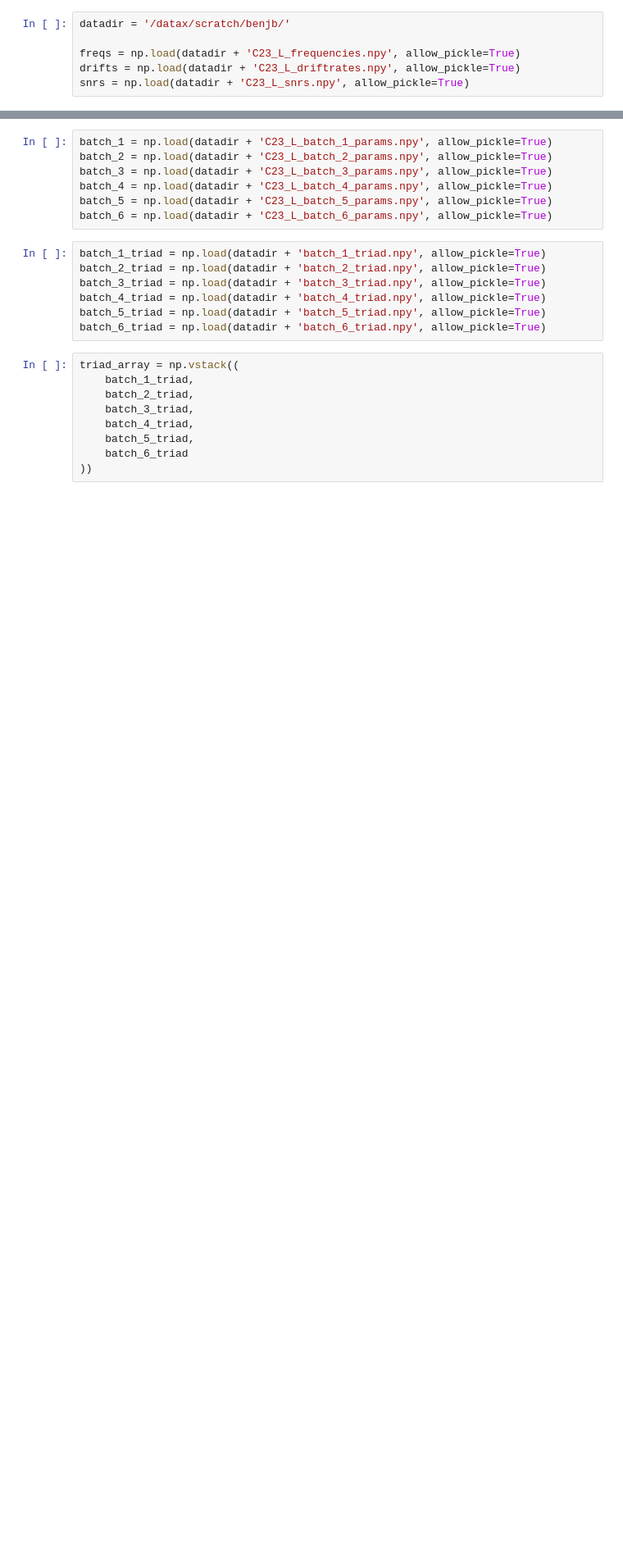
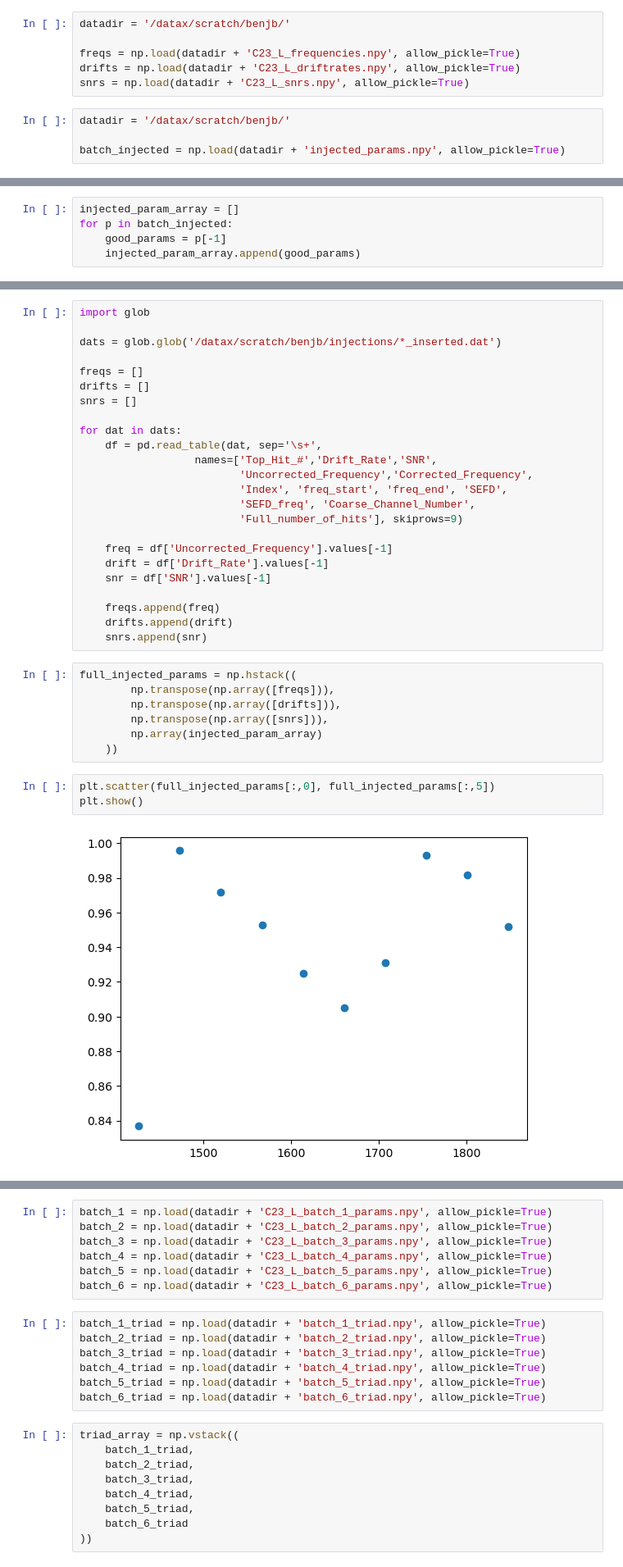
Before and after one commit to bjacobell/gbt-hdbscan, a Jupyter notebook: param_analysis.ipynb, the cells around one changed output, grey strips where cells are left out. Shown at 82% size. Cells and saved outputs as stored; diff of their text form; blank space fills up the shorter version.

```diff
--- a/param_analysis.ipynb
+++ b/param_analysis.ipynb
@@ -13,3 +14,7 @@ datadir = '/datax/scratch/benjb/'
 freqs = np.load(datadir + 'C23_L_frequencies.npy', allow_pickle=True)
 drifts = np.load(datadir + 'C23_L_driftrates.npy', allow_pickle=True)
 snrs = np.load(datadir + 'C23_L_snrs.npy', allow_pickle=True)
+# %%
+datadir = '/datax/scratch/benjb/'
+
+batch_injected = np.load(datadir + 'injected_params.npy', allow_pickle=True)
@@ -15,0 +25,5 @@ snrs = np.load(datadir + 'C23_L_snrs.npy', allow_pickle=True)
+# %%
+injected_param_array = []
+for p in batch_injected:
+    good_params = p[-1]
+    injected_param_array.append(good_params)
@@ -15,0 +34,36 @@ snrs = np.load(datadir + 'C23_L_snrs.npy', allow_pickle=True)
+# %%
+import glob
+
+dats = glob.glob('/datax/scratch/benjb/injections/*_inserted.dat')
+
+freqs = []
+drifts = []
+snrs = []
+
+for dat in dats:
+    df = pd.read_table(dat, sep='\s+',
+                  names=['Top_Hit_#','Drift_Rate','SNR',
+                         'Uncorrected_Frequency','Corrected_Frequency',
+                         'Index', 'freq_start', 'freq_end', 'SEFD',
+                         'SEFD_freq', 'Coarse_Channel_Number',
+                         'Full_number_of_hits'], skiprows=9)
+
+    freq = df['Uncorrected_Frequency'].values[-1]
+    drift = df['Drift_Rate'].values[-1]
+    snr = df['SNR'].values[-1]
+
+    freqs.append(freq)
+    drifts.append(drift)
+    snrs.append(snr)
+# %%
+full_injected_params = np.hstack((
+        np.transpose(np.array([freqs])),
+        np.transpose(np.array([drifts])),
+        np.transpose(np.array([snrs])),
+        np.array(injected_param_array)
+    ))
+# %%
+plt.scatter(full_injected_params[:,0], full_injected_params[:,5])
+plt.show()
+# %% [output]
+[figure, added]
```
Also changed, not shown: parts of 36 cells of this notebook, 4 other files.
